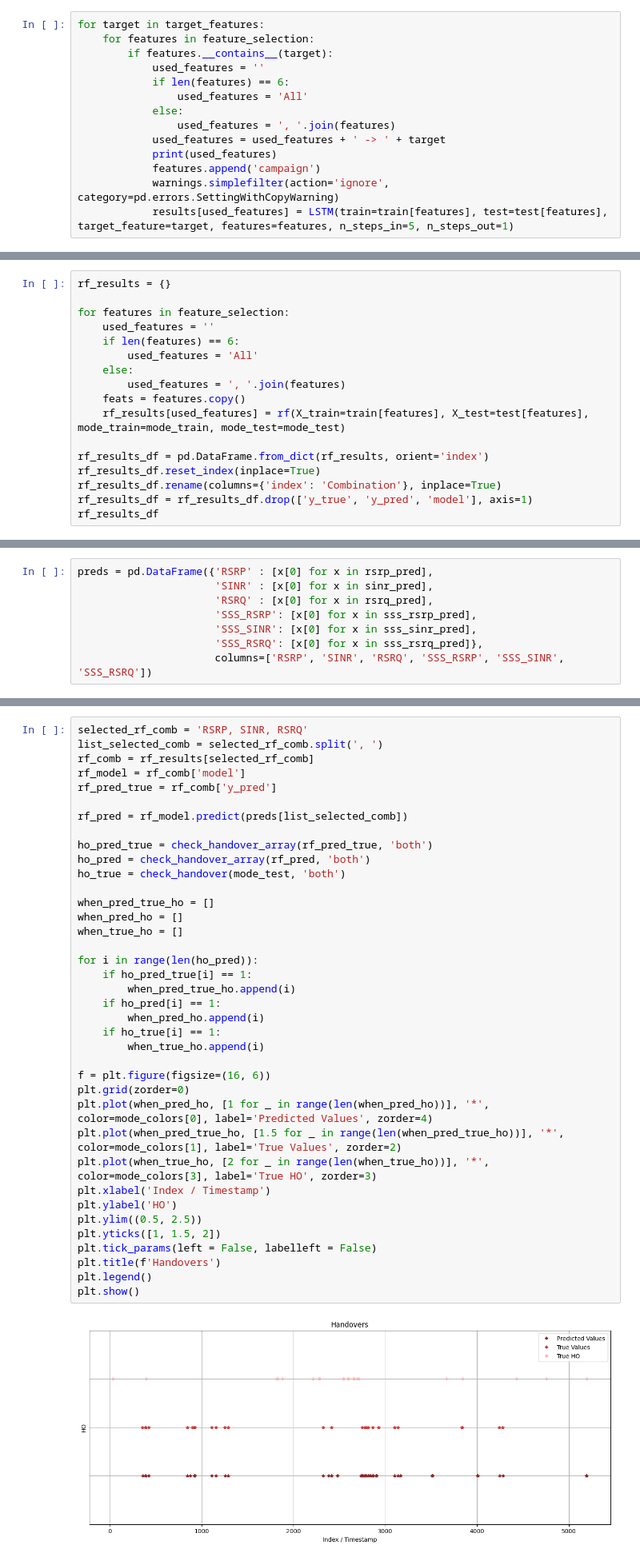
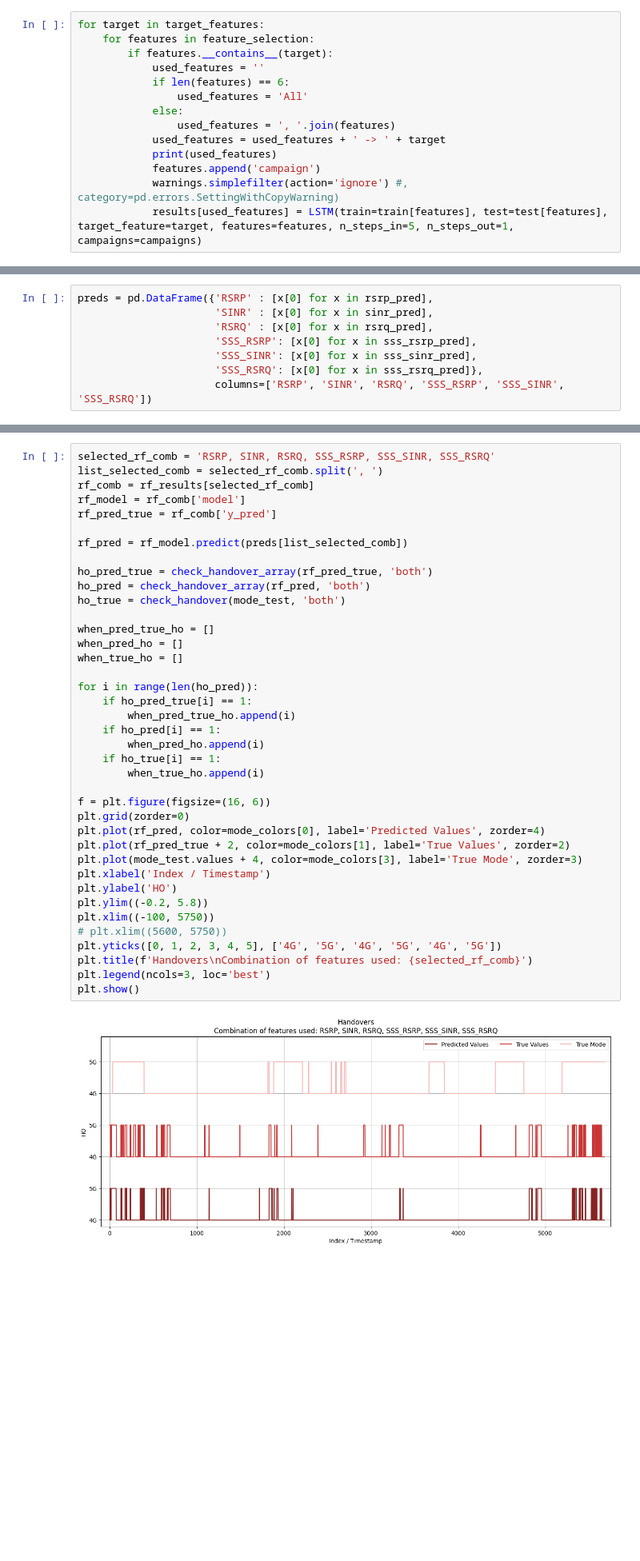
Before and after one commit to ihneskarbovik/master, a Jupyter notebook: main_two_campaigns.ipynb, the cells around one changed output, grey strips where cells are left out. Shown: that part at 80% size. Drawn from its saved outputs; the diff is of its cells as text; blank space fills up the shorter version.

```diff
--- a/main_two_campaigns.ipynb
+++ b/main_two_campaigns.ipynb
@@ -119,8 +139,8 @@ for target in target_features:
             used_features = used_features + ' -> ' + target
             print(used_features)
             features.append('campaign')
-            warnings.simplefilter(action='ignore', category=pd.errors.SettingWithCopyWarning)
-            results[used_features] = LSTM(train=train[features], test=test[features], target_feature=target, features=features, n_steps_in=5, n_steps_out=1)
+            warnings.simplefilter(action='ignore') #, category=pd.errors.SettingWithCopyWarning)
+            results[used_features] = LSTM(train=train[features], test=test[features], target_feature=target, features=features, n_steps_in=5, n_steps_out=1, campaigns=campaigns)
 # %% [output]
 RSRP -> RSRP
 RSRP, SINR -> RSRP
@@ -169,17 +186,0 @@ df_results
-# %%
-rf_results = {}
-
-for features in feature_selection:
-    used_features = ''
-    if len(features) == 6:
-        used_features = 'All'
-    else:
-        used_features = ', '.join(features)
-    feats = features.copy()
-    rf_results[used_features] = rf(X_train=train[features], X_test=test[features], mode_train=mode_train, mode_test=mode_test)
-
-rf_results_df = pd.DataFrame.from_dict(rf_results, orient='index')
-rf_results_df.reset_index(inplace=True)
-rf_results_df.rename(columns={'index': 'Combination'}, inplace=True)
-rf_results_df = rf_results_df.drop(['y_true', 'y_pred', 'model'], axis=1)
-rf_results_df
@@ -409,40 +440,41 @@ preds = pd.DataFrame({'RSRP' : [x[0] for x in rsrp_pred],
 # %%
-selected_rf_comb = 'RSRP, SINR, RSRQ'
+selected_rf_comb = 'RSRP, SINR, RSRQ, SSS_RSRP, SSS_SINR, SSS_RSRQ'
 list_selected_comb = selected_rf_comb.split(', ')
 rf_comb = rf_results[selected_rf_comb]
 rf_model = rf_comb['model']
 rf_pred_true = rf_comb['y_pred']
 
 rf_pred = rf_model.predict(preds[list_selected_comb])
 
 ho_pred_true = check_handover_array(rf_pred_true, 'both')
 ho_pred = check_handover_array(rf_pred, 'both')
 ho_true = check_handover(mode_test, 'both')
 
 when_pred_true_ho = []
 when_pred_ho = []
 when_true_ho = []
 
 for i in range(len(ho_pred)):
     if ho_pred_true[i] == 1:
         when_pred_true_ho.append(i)
     if ho_pred[i] == 1:
         when_pred_ho.append(i)
     if ho_true[i] == 1:
         when_true_ho.append(i)
 
 f = plt.figure(figsize=(16, 6))
 plt.grid(zorder=0)
-plt.plot(when_pred_ho, [1 for _ in range(len(when_pred_ho))], '*', color=mode_colors[0], label='Predicted Values', zorder=4)
-plt.plot(when_pred_true_ho, [1.5 for _ in range(len(when_pred_true_ho))], '*', color=mode_colors[1], label='True Values', zorder=2)
-plt.plot(when_true_ho, [2 for _ in range(len(when_true_ho))], '*', color=mode_colors[3], label='True HO', zorder=3)
+plt.plot(rf_pred, color=mode_colors[0], label='Predicted Values', zorder=4)
+plt.plot(rf_pred_true + 2, color=mode_colors[1], label='True Values', zorder=2)
+plt.plot(mode_test.values + 4, color=mode_colors[3], label='True Mode', zorder=3)
 plt.xlabel('Index / Timestamp')
 plt.ylabel('HO')
-plt.ylim((0.5, 2.5))
-plt.yticks([1, 1.5, 2])
-plt.tick_params(left = False, labelleft = False)
-plt.title(f'Handovers')
-plt.legend()
+plt.ylim((-0.2, 5.8))
+plt.xlim((-100, 5750))
+# plt.xlim((5600, 5750))
+plt.yticks([0, 1, 2, 3, 4, 5], ['4G', '5G', '4G', '5G', '4G', '5G'])
+plt.title(f'Handovers\nCombination of features used: {selected_rf_comb}')
+plt.legend(ncols=3, loc='best')
 plt.show()
 # %% [output]
-[figure, old version]
+[figure, new version]
```
Also changed, not shown: parts of 19 cells of this notebook, 2 other files.
